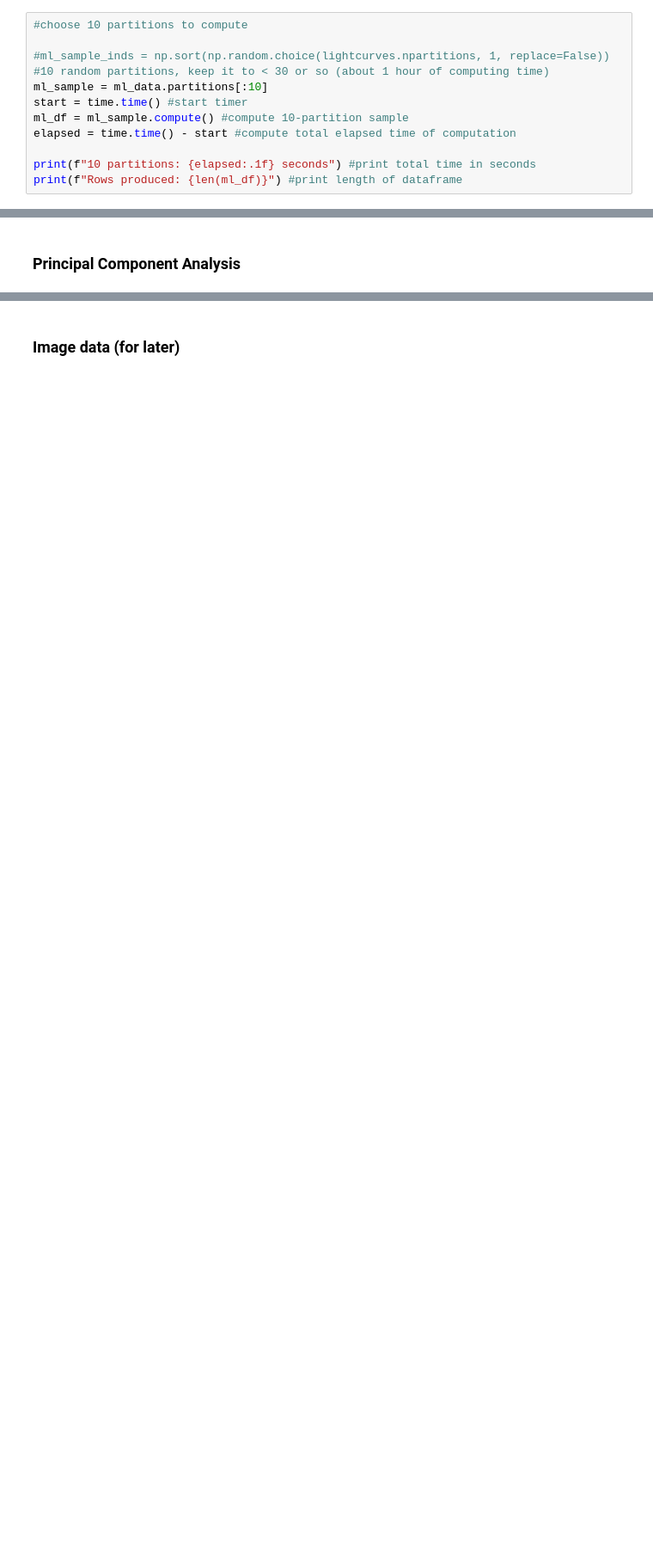
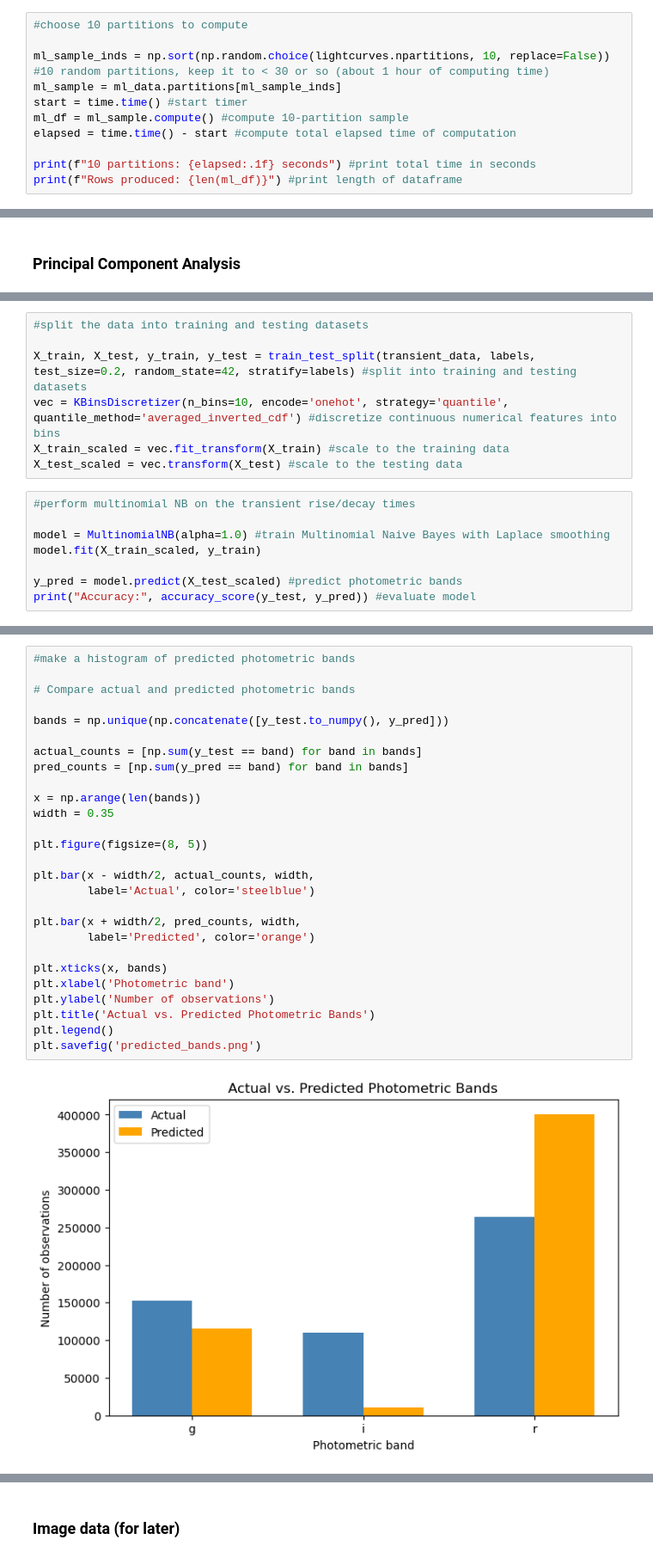
Before and after one commit to drmi7721/transient_clustering, a Jupyter notebook: notebooks/final_project_code.ipynb, the cells around one changed output, grey strips where cells are left out. Shown at 86% size. Saved outputs shown, nothing was run; the diff lists cells and outputs as text; blank space fills up the shorter version.

```diff
--- a/notebooks/final_project_code.ipynb
+++ b/notebooks/final_project_code.ipynb
@@ -210,8 +218,8 @@ ml_data = lightcurves.map_partitions(process_partition, meta=meta) #extracted fe
 # %%
 #choose 10 partitions to compute
 
-#ml_sample_inds = np.sort(np.random.choice(lightcurves.npartitions, 1, replace=False)) #10 random partitions, keep it to < 30 or so (about 1 hour of computing time)
-ml_sample = ml_data.partitions[:10]
+ml_sample_inds = np.sort(np.random.choice(lightcurves.npartitions, 10, replace=False)) #10 random partitions, keep it to < 30 or so (about 1 hour of computing time)
+ml_sample = ml_data.partitions[ml_sample_inds]
 start = time.time() #start timer
 ml_df = ml_sample.compute() #compute 10-partition sample
 elapsed = time.time() - start #compute total elapsed time of computation
@@ -513,0 +541,15 @@ plt.legend(loc='best')
+# %%
+#split the data into training and testing datasets
+
+X_train, X_test, y_train, y_test = train_test_split(transient_data, labels, test_size=0.2, random_state=42, stratify=labels) #split into training and testing datasets
+vec = KBinsDiscretizer(n_bins=10, encode='onehot', strategy='quantile', quantile_method='averaged_inverted_cdf') #discretize continuous numerical features into bins
+X_train_scaled = vec.fit_transform(X_train) #scale to the training data
+X_test_scaled = vec.transform(X_test) #scale to the testing data
+# %%
+#perform multinomial NB on the transient rise/decay times
+
+model = MultinomialNB(alpha=1.0) #train Multinomial Naive Bayes with Laplace smoothing
+model.fit(X_train_scaled, y_train)
+
+y_pred = model.predict(X_test_scaled) #predict photometric bands
+print("Accuracy:", accuracy_score(y_test, y_pred)) #evaluate model
@@ -513,0 +558,29 @@ plt.legend(loc='best')
+# %%
+#make a histogram of predicted photometric bands
+
+# Compare actual and predicted photometric bands
+
+bands = np.unique(np.concatenate([y_test.to_numpy(), y_pred]))
+
+actual_counts = [np.sum(y_test == band) for band in bands]
+pred_counts = [np.sum(y_pred == band) for band in bands]
+
+x = np.arange(len(bands))
+width = 0.35
+
+plt.figure(figsize=(8, 5))
+
+plt.bar(x - width/2, actual_counts, width,
+        label='Actual', color='steelblue')
+
+plt.bar(x + width/2, pred_counts, width,
+        label='Predicted', color='orange')
+
+plt.xticks(x, bands)
+plt.xlabel('Photometric band')
+plt.ylabel('Number of observations')
+plt.title('Actual vs. Predicted Photometric Bands')
+plt.legend()
+plt.savefig('predicted_bands.png')
+# %% [output]
+[figure, added]
```
Also changed, not shown: parts of 17 cells of this notebook.
